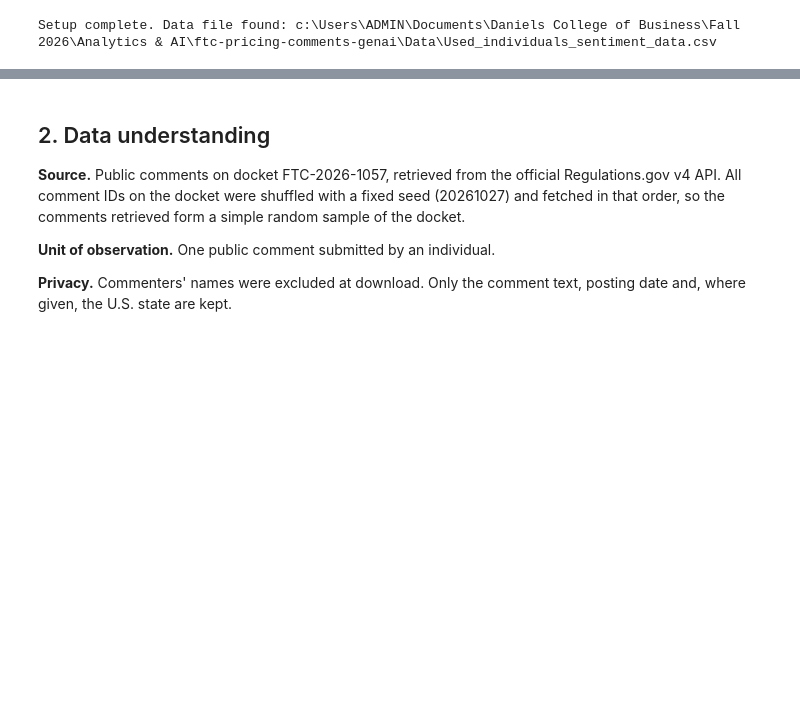
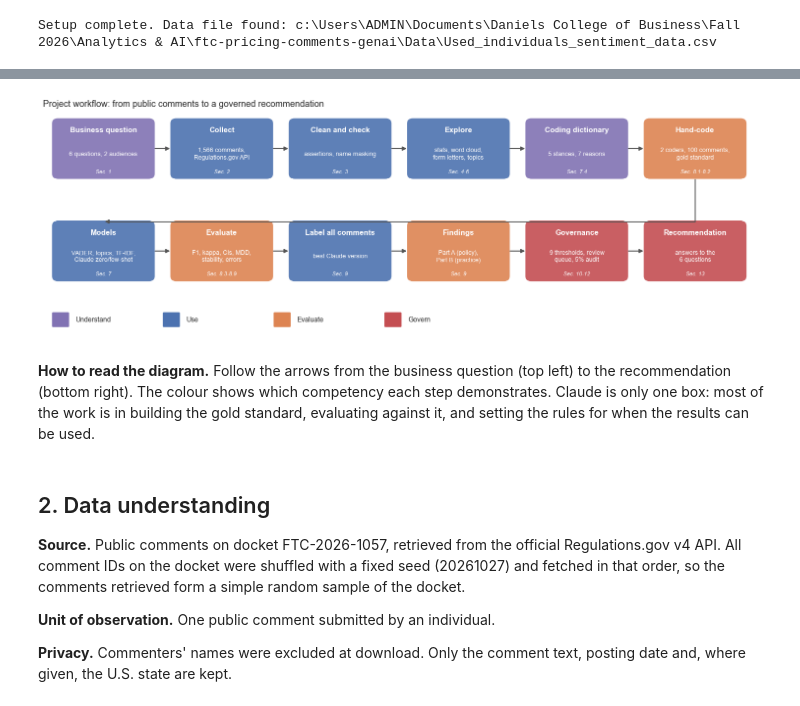
Before and after one commit to nanjalamayungu/ftc-pricing-comments-genai, a Jupyter notebook: ftc_genai_workflow.ipynb, the cells around one changed output, grey strips where cells are left out. Cells and saved outputs as stored; diff of their text form; code cells hidden in the pictures; blank space fills up the shorter version.

Commit message:
Final notebook: insights on every chart, governance back-tests, subgroup disparity, harm at scale, risk matrix; Streamlit app

```diff
--- a/ftc_genai_workflow.ipynb
+++ b/ftc_genai_workflow.ipynb
@@ -97,3 +103,67 @@ Setup complete. Data file found: c:\Users\ADMIN\Documents\Daniels College of Bus
+# %%
+# WORKFLOW DIAGRAM
+# Draws the project pipeline as boxes and arrows, coloured by competency,
+# so a reader can see the whole workflow before reading the details.
+from matplotlib.patches import FancyBboxPatch
+
+# 1. The steps in order: (title, detail, notebook section, competency)
+STEPS = [
+    ("Business question", "6 questions, 2 audiences", "Sec. 1", "Understand"),
+    ("Collect", "1,566 comments,\nRegulations.gov API", "Sec. 2", "Use"),
+    ("Clean and check", "assertions, name masking", "Sec. 3", "Use"),
+    ("Explore", "stats, word cloud,\nform letters, topics", "Sec. 4-6", "Use"),
+    ("Coding dictionary", "5 stances, 7 reasons", "Sec. 7.4", "Understand"),
+    ("Hand-code", "2 coders, 100 comments,\ngold standard", "Sec. 8.1-8.2", "Evaluate"),
+    ("Models", "VADER, topics, TF-IDF,\nClaude zero/few-shot", "Sec. 7", "Use"),
+    ("Evaluate", "F1, kappa, CIs, MDD,\nstability, errors", "Sec. 8.3-8.9", "Evaluate"),
+    ("Label all comments", "best Claude version", "Sec. 9", "Use"),
+    ("Findings", "Part A (policy),\nPart B (practice)", "Sec. 9", "Evaluate"),
+    ("Governance", "9 thresholds, review\nqueue, 5% audit", "Sec. 10-12", "Govern"),
+    ("Recommendation", "answers to the\n6 questions", "Sec. 13", "Govern"),
+]
+COLORS = {"Understand": "#8172B3", "Use": "#4C72B0", "Evaluate": "#DD8452", "Govern": "#C44E52"}
+
+# 2. Layout: two rows of six boxes; the second row continues from the first
+BOX_W, BOX_H, GAP = 2.0, 1.35, 0.35
+def box_xy(i):
+    row, col = divmod(i, 6)
+    return col * (BOX_W + GAP), (1 - row) * (BOX_H + 1.0)
+
+fig, ax = plt.subplots(figsize=(15, 5.2))
+for i, (title, detail, sec, comp) in enumerate(STEPS):
+    x, y = box_xy(i)
+    # Box coloured by competency, with title, detail and section number
+    ax.add_patch(FancyBboxPatch((x, y), BOX_W, BOX_H, boxstyle="round,pad=0.02,rounding_size=0.12",
+                                facecolor=COLORS[comp], edgecolor="none", alpha=0.9))
+    ax.text(x + BOX_W / 2, y + BOX_H - 0.25, title, ha="center", va="center", fontsize=11, fontweight="bold", color="white")
+    ax.text(x + BOX_W / 2, y + BOX_H / 2 - 0.12, detail, ha="center", va="center", fontsize=9, color="white")
+    ax.text(x + BOX_W / 2, y + 0.15, sec, ha="center", va="center", fontsize=8, color="white", style="italic")
+
+    # Arrow to the next step: right along a row, down-and-back between rows
+    if i < len(STEPS) - 1:
+        nx, ny = box_xy(i + 1)
+        if ny == y:
+            ax.annotate("", xy=(nx, ny + BOX_H / 2), xytext=(x + BOX_W, y + BOX_H / 2),
+                        arrowprops=dict(arrowstyle="-|>", color="#555555", lw=1.5))
+        else:
+            ax.annotate("", xy=(nx + BOX_W / 2, ny + BOX_H), xytext=(x + BOX_W / 2, y),
+                        arrowprops=dict(arrowstyle="-|>", color="#555555", lw=1.5,
+                                        connectionstyle="angle,angleA=-90,angleB=180,rad=0"))
+
+# 3. Legend for the competency colours, then save
+for k, (comp, col) in enumerate(COLORS.items()):
+    ax.add_patch(FancyBboxPatch((k * 2.2, -1.05), 0.3, 0.3, boxstyle="round,pad=0.02", facecolor=col, edgecolor="none"))
+    ax.text(k * 2.2 + 0.45, -0.9, comp, va="center", fontsize=10)
+ax.set(xlim=(-0.2, 6 * (BOX_W + GAP)), ylim=(-1.3, 2 * BOX_H + 1.2))
+ax.axis("off")
+ax.set_title("Project workflow: from public comments to a governed recommendation", fontsize=13, loc="left")
+plt.tight_layout()
+plt.savefig(FIG / "workflow.png", dpi=150, bbox_inches="tight")
+plt.show()
+# %% [output]
+[figure, added]
+# %% [markdown]
+**How to read the diagram.** Follow the arrows from the business question (top left) to the recommendation (bottom right). The colour shows which competency each step demonstrates. Claude is only one box: most of the work is in building the gold standard, evaluating against it, and setting the rules for when the results can be used.
 # %% [markdown]
 ## 2. Data understanding
 
```
Also changed, not shown: parts of 74 cells of this notebook, 15 other files.
